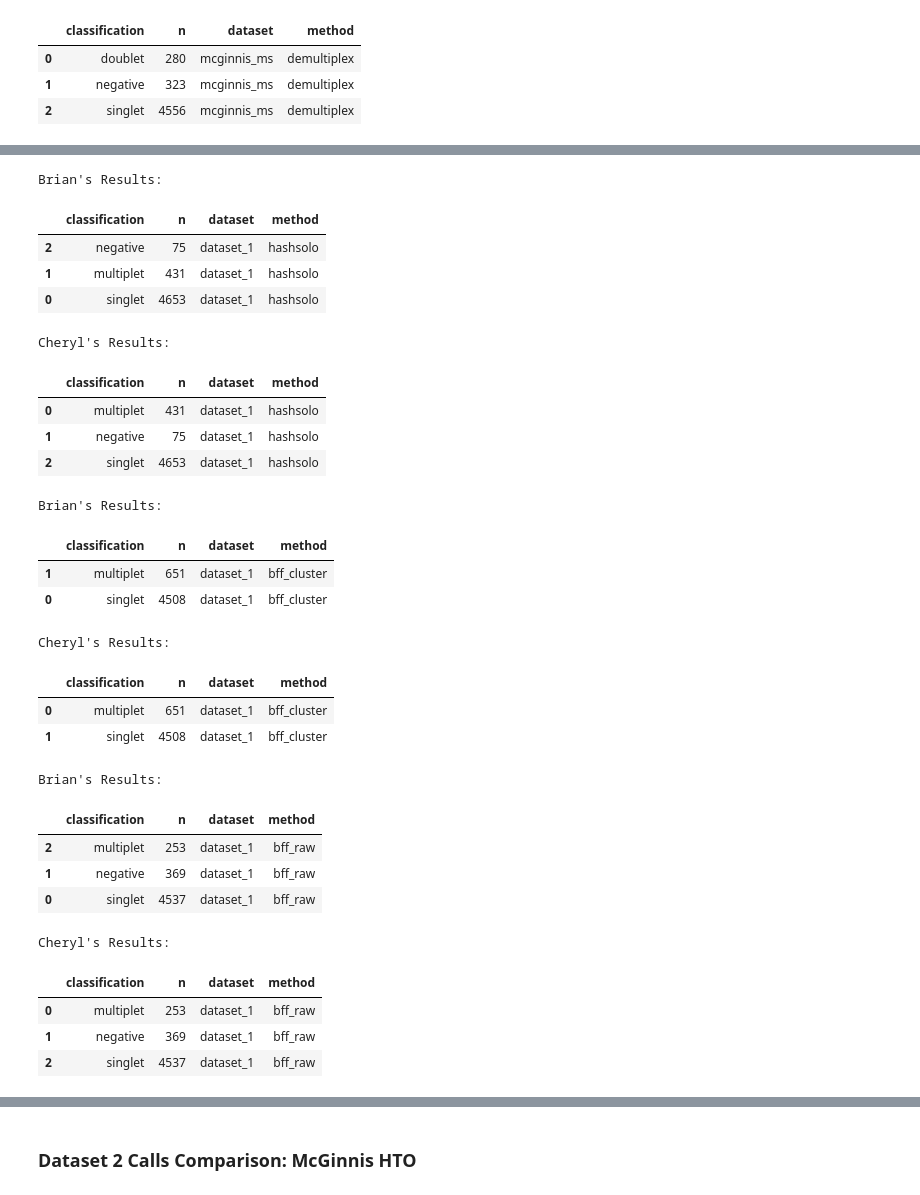
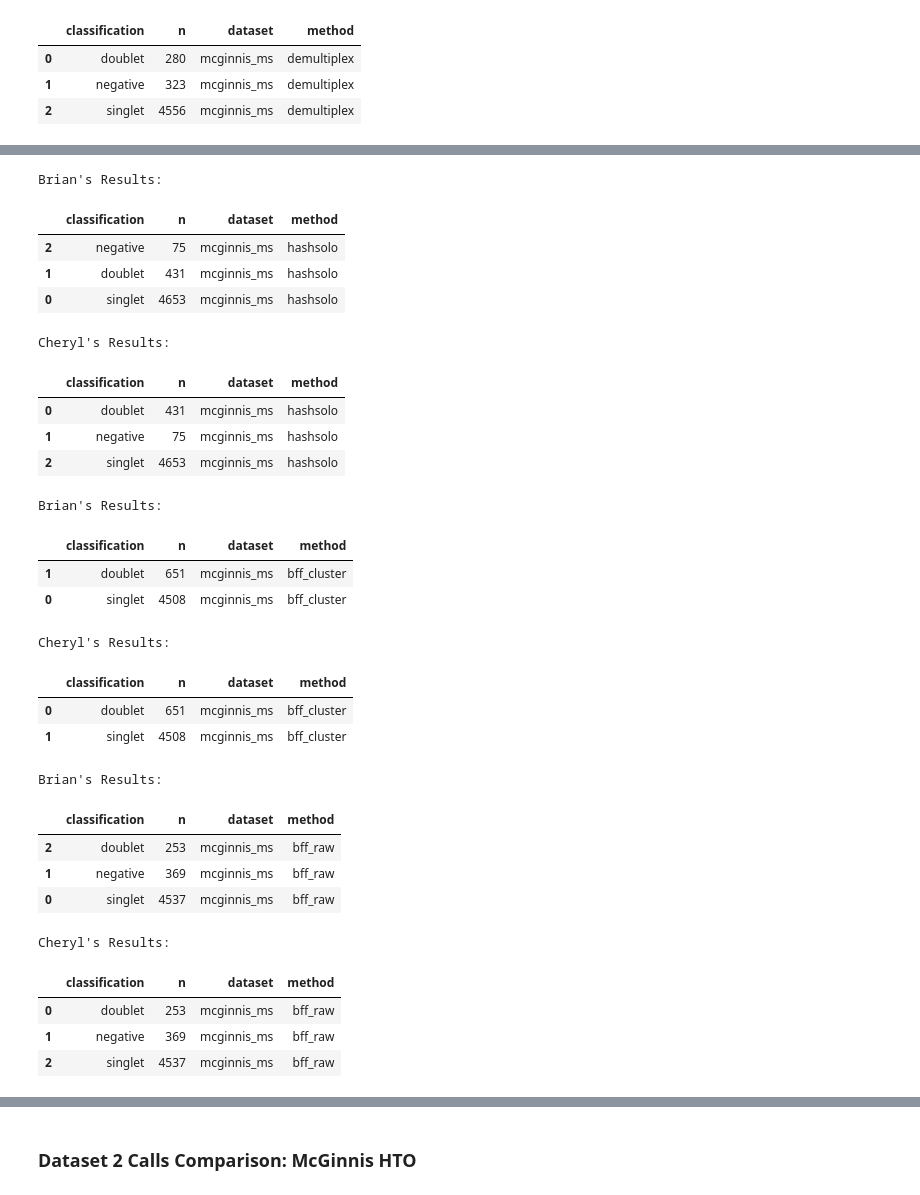
Before and after one commit to cheryl-xiang/demultiplexing-methods, a Jupyter notebook: analysis/compare_summaries.ipynb, the cells around one changed output, grey strips where cells are left out. Cells and saved outputs as stored; diff of their text form; code cells hidden in the pictures.

```diff
--- a/analysis/compare_summaries.ipynb
+++ b/analysis/compare_summaries.ipynb
@@ -156,55 +156,55 @@ Cheryl's Results:
 # %%
-brian_hashsolo_dataset_1 = create_summary('brian-scripts/McGinnis_calls/labels_mcginnis_ms_hsolo.csv', 'hashsolo', 'dataset_1')
+brian_hashsolo_mcginnis_ms = create_summary('brian-scripts/McGinnis_calls/labels_mcginnis_ms_hsolo.csv', 'hashsolo', 'mcginnis_ms')
 
 print('Brian\'s Results:')
-display(brian_hashsolo_dataset_1)
+display(brian_hashsolo_mcginnis_ms)
 print('Cheryl\'s Results:')
-display(cher_results['cher_hashsolo_dataset_1'])
+display(cher_results['cher_hashsolo_mcginnis_ms'])
 # %% [output]
 Brian's Results:
 |  | classification | n | dataset | method |
-| 2 | negative | 75 | dataset_1 | hashsolo |
-| 1 | multiplet | 431 | dataset_1 | hashsolo |
-| 0 | singlet | 4653 | dataset_1 | hashsolo |
+| 2 | negative | 75 | mcginnis_ms | hashsolo |
+| 1 | doublet | 431 | mcginnis_ms | hashsolo |
+| 0 | singlet | 4653 | mcginnis_ms | hashsolo |
 Cheryl's Results:
 |  | classification | n | dataset | method |
-| 0 | multiplet | 431 | dataset_1 | hashsolo |
-| 1 | negative | 75 | dataset_1 | hashsolo |
-| 2 | singlet | 4653 | dataset_1 | hashsolo |
+| 0 | doublet | 431 | mcginnis_ms | hashsolo |
+| 1 | negative | 75 | mcginnis_ms | hashsolo |
+| 2 | singlet | 4653 | mcginnis_ms | hashsolo |
 # %%
-brian_bffcluster_dataset_1 = create_summary_xcol('brian-scripts/McGinnis_calls/labels_mcginnis_ms_bff_cluster.csv', 'bff_cluster', 'dataset_1')
+brian_bffcluster_mcginnis_ms = create_summary_xcol('brian-scripts/McGinnis_calls/labels_mcginnis_ms_bff_cluster.csv', 'bff_cluster', 'mcginnis_ms')
 
 print('Brian\'s Results:')
-display(brian_bffcluster_dataset_1)
+display(brian_bffcluster_mcginnis_ms)
 print('Cheryl\'s Results:')
-display(cher_results['cher_bffcluster_dataset_1'])
+display(cher_results['cher_bffcluster_mcginnis_ms'])
 # %% [output]
 Brian's Results:
 |  | classification | n | dataset | method |
-| 1 | multiplet | 651 | dataset_1 | bff_cluster |
-| 0 | singlet | 4508 | dataset_1 | bff_cluster |
+| 1 | doublet | 651 | mcginnis_ms | bff_cluster |
+| 0 | singlet | 4508 | mcginnis_ms | bff_cluster |
 Cheryl's Results:
 |  | classification | n | dataset | method |
-| 0 | multiplet | 651 | dataset_1 | bff_cluster |
-| 1 | singlet | 4508 | dataset_1 | bff_cluster |
+| 0 | doublet | 651 | mcginnis_ms | bff_cluster |
+| 1 | singlet | 4508 | mcginnis_ms | bff_cluster |
 # %%
-brian_bffraw_dataset_1 = create_summary_xcol('brian-scripts/McGinnis_calls/labels_mcginnis_ms_bff_raw.csv', 'bff_raw', 'dataset_1')
+brian_bffraw_mcginnis_ms = create_summary_xcol('brian-scripts/McGinnis_calls/labels_mcginnis_ms_bff_raw.csv', 'bff_raw', 'mcginnis_ms')
 
 print('Brian\'s Results:')
-display(brian_bffraw_dataset_1)
+display(brian_bffraw_mcginnis_ms)
 print('Cheryl\'s Results:')
-display(cher_results['cher_bffraw_dataset_1'])
+display(cher_results['cher_bffraw_mcginnis_ms'])
 # %% [output]
 Brian's Results:
 |  | classification | n | dataset | method |
-| 2 | multiplet | 253 | dataset_1 | bff_raw |
-| 1 | negative | 369 | dataset_1 | bff_raw |
-| 0 | singlet | 4537 | dataset_1 | bff_raw |
+| 2 | doublet | 253 | mcginnis_ms | bff_raw |
+| 1 | negative | 369 | mcginnis_ms | bff_raw |
+| 0 | singlet | 4537 | mcginnis_ms | bff_raw |
 Cheryl's Results:
 |  | classification | n | dataset | method |
-| 0 | multiplet | 253 | dataset_1 | bff_raw |
-| 1 | negative | 369 | dataset_1 | bff_raw |
-| 2 | singlet | 4537 | dataset_1 | bff_raw |
+| 0 | doublet | 253 | mcginnis_ms | bff_raw |
+| 1 | negative | 369 | mcginnis_ms | bff_raw |
+| 2 | singlet | 4537 | mcginnis_ms | bff_raw |
 # %%
 df = pd.read_csv('brian-scripts/McGinnis_calls/labels_mcginnis_ms_gmmdemux.csv', header=None)
 df = df.rename(columns={0: 'classification'})
```
Also changed, not shown: parts of 31 cells of this notebook, 26 other files.
